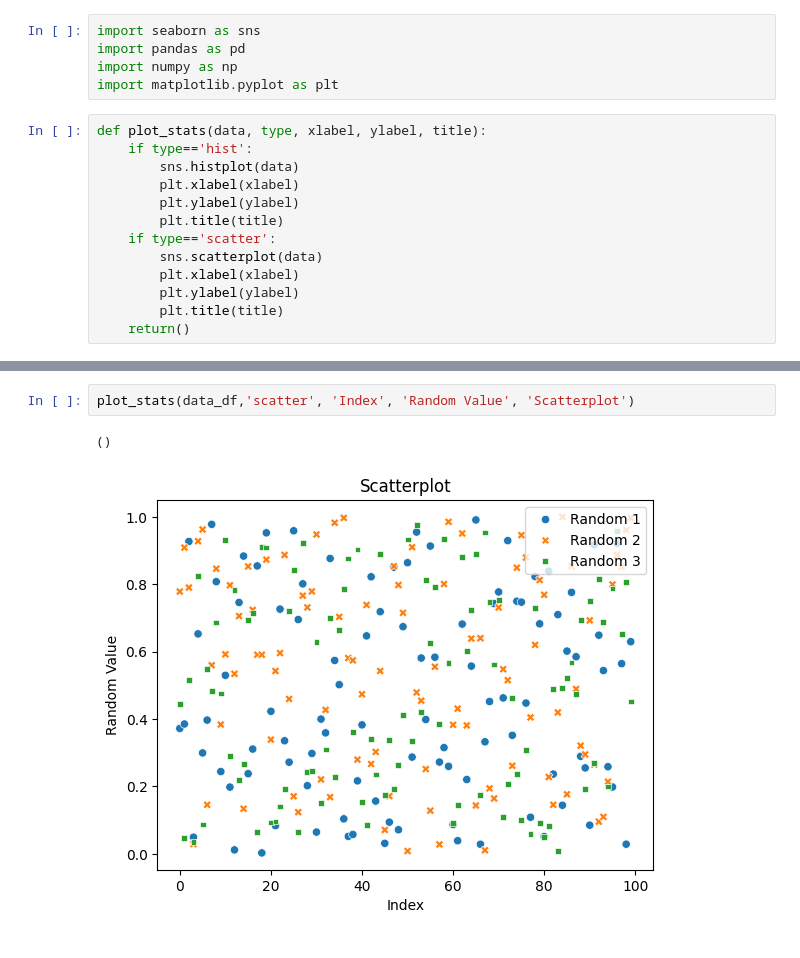
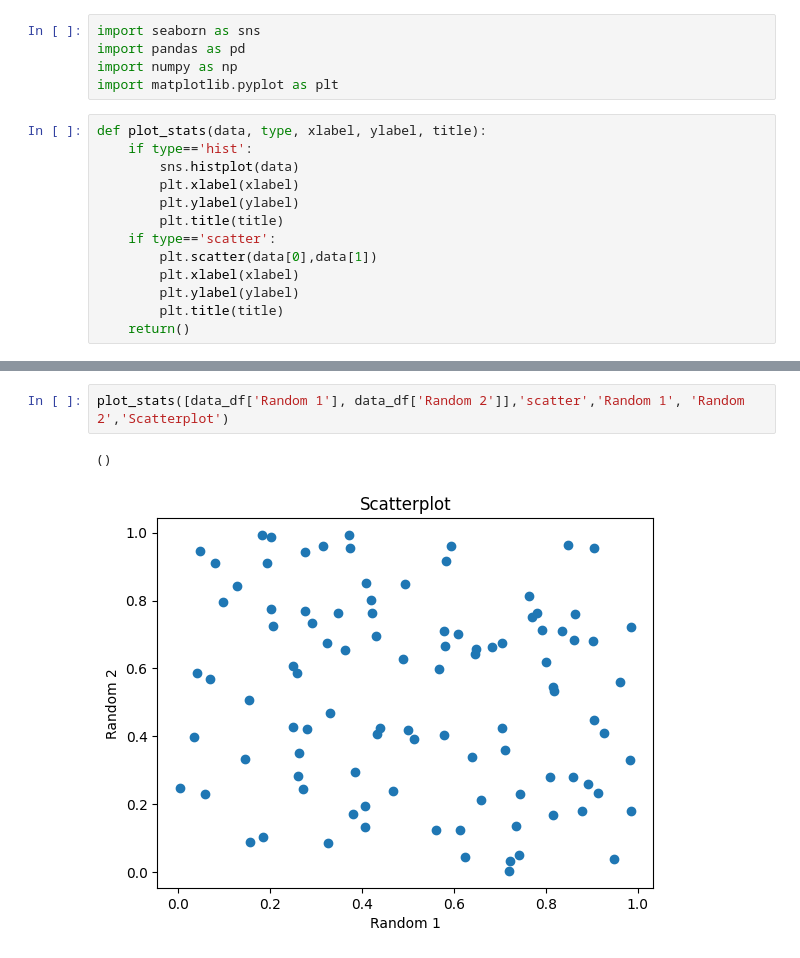
Before and after one commit to klundstrom33/module-1-part-2-using-github-workflows-klundstrom33, a Jupyter notebook: Module1Part2_Assignment.ipynb, the cells around one changed output, grey strips where cells are left out. Cells and saved outputs as stored; diff of their text form.

Commit message:
Modified scatter plot to plot random 1 vs random 2

```diff
--- a/Module1Part2_Assignment.ipynb
+++ b/Module1Part2_Assignment.ipynb
@@ -11,7 +11,7 @@ def plot_stats(data, type, xlabel, ylabel, title):
         plt.ylabel(ylabel)
         plt.title(title)
     if type=='scatter':
-        sns.scatterplot(data)
+        plt.scatter(data[0],data[1])
         plt.xlabel(xlabel)
         plt.ylabel(ylabel)
         plt.title(title)
@@ -35,9 +35,9 @@ data_df
 100 rows × 3 columns
 # %%
-plot_stats(data_df,'scatter', 'Index', 'Random Value', 'Scatterplot')
+plot_stats([data_df['Random 1'], data_df['Random 2']],'scatter','Random 1', 'Random 2','Scatterplot')
 # %% [output]
 ()
-[figure, old version]
+[figure, new version]
 # %%
 plot_stats(data_df,'hist', ' Random Value', 'Count', 'Histogram')
 # %% [output]
```
Also changed, not shown: parts of 2 cells of this notebook.
